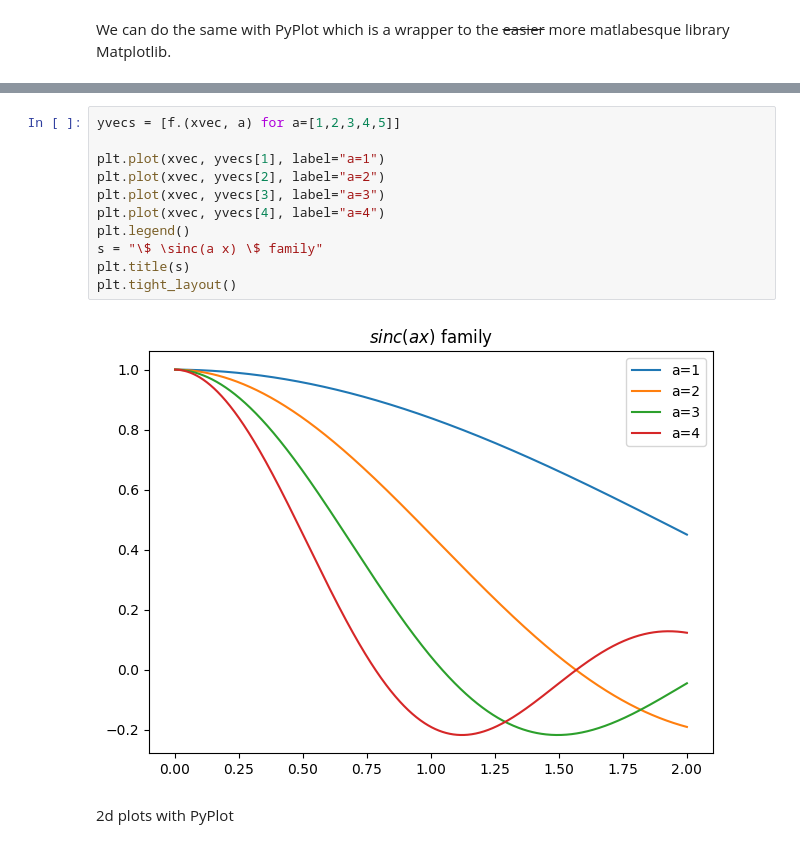
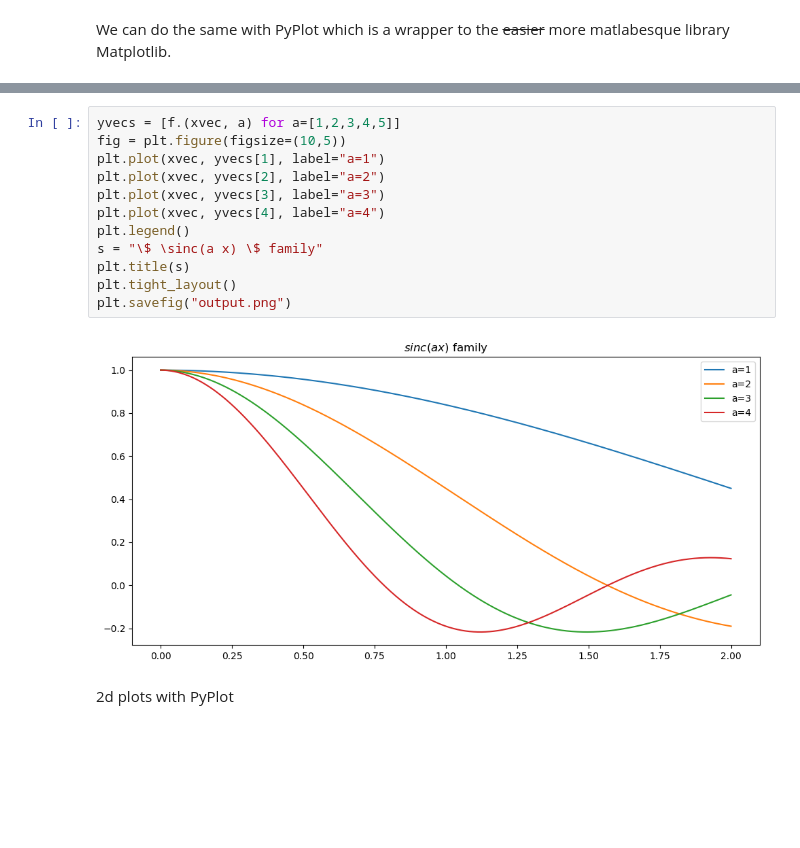
Before and after one commit to albop/Ispra_2017, a Jupyter notebook: 2 Julia Packages.ipynb, the cells around one changed output, grey strips where cells are left out. Saved outputs shown, nothing was run; the diff lists cells and outputs as text; blank space fills up the shorter version.

```diff
--- a/2 Julia Packages.ipynb
+++ b/2 Julia Packages.ipynb
@@ -324,16 +347,17 @@ PyPlot
 # %%
 yvecs = [f.(xvec, a) for a=[1,2,3,4,5]]
-
+fig = plt.figure(figsize=(10,5))
 plt.plot(xvec, yvecs[1], label="a=1")
 plt.plot(xvec, yvecs[2], label="a=2")
 plt.plot(xvec, yvecs[3], label="a=3")
 plt.plot(xvec, yvecs[4], label="a=4")
 plt.legend()
 s = "\$ \sinc(a x) \$ family"
 plt.title(s)
 plt.tight_layout()
+plt.savefig("output.png")
 # %% [output]
-[figure, old version]
+[figure, new version]
 # %% [markdown]
 2d plots with PyPlot
 # %%
```
Also changed, not shown: parts of 38 cells of this notebook, 1 other file.
